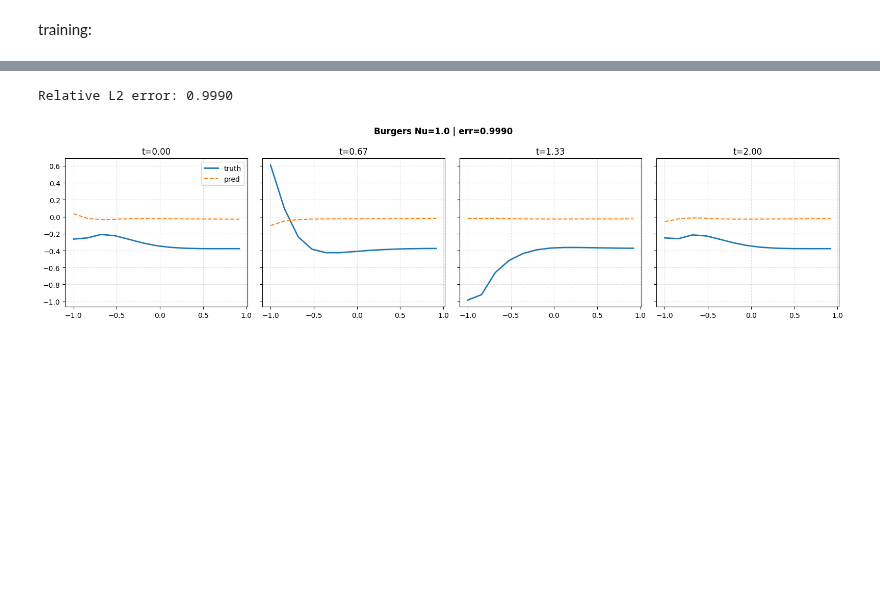
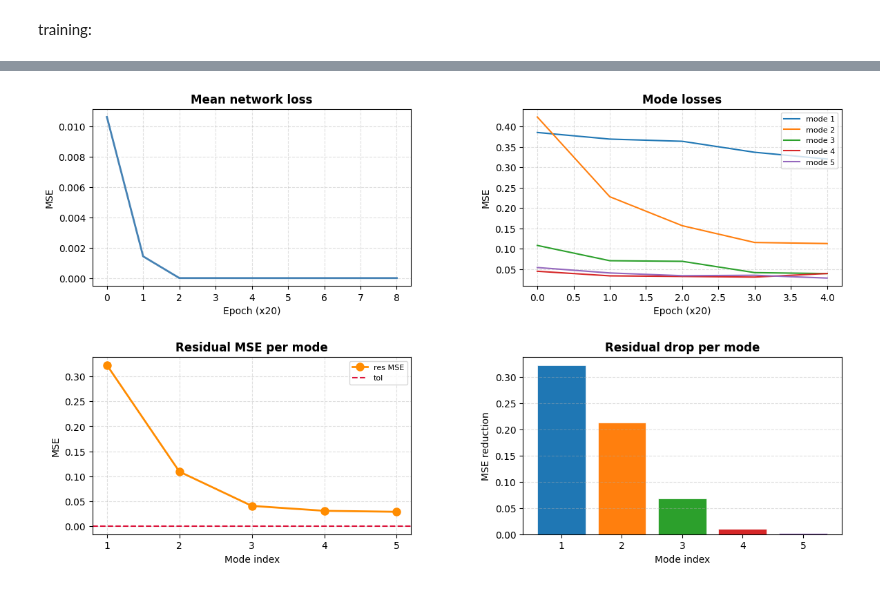
Before and after one commit to intsystems/2026-Project-185, a Jupyter notebook: code/notebooks/single_basis.ipynb, the cells around one changed output, grey strips where cells are left out. Drawn from its saved outputs; the diff is of its cells as text; code cells hidden in the pictures; blank space fills up the shorter version.

```diff
--- a/code/notebooks/single_basis.ipynb
+++ b/code/notebooks/single_basis.ipynb
@@ -43,7 +46,7 @@ Data is stored in HDF5 format with shape `(N, Nt, Nx, 1)`, along with coordinate
 # %% [markdown]
 Dataset downloading:
 # %%
-data = load("Burgers_Nu1.0")
+data = load("Burgers_Nu0.4")
 # %% [markdown]
 Look at the data:
 # %%
@@ -197,0 +214,3 @@ Reconstruction:
+# %%
+N = s.shape[0]
+Ny = x.shape[0]
@@ -197,0 +219,3 @@ Reconstruction:
+# %%
+quad_w = torch.full((Ny,), 1.0/Ny, dtype=torch.float32, device=DEVICE)
+basis = FourierRegimeBasis(d_x=1, M=N, quad_weights=quad_w).to(DEVICE)
@@ -197,0 +224,3 @@ Reconstruction:
+# %%
+cfg = FourierNeuralPODConfig()
+trainer = FourierNeuralPODTrainer(basis, cfg)
@@ -198,22 +257,5 @@ Reconstruction:
 # %%
-
-basis.eval()
-with torch.no_grad():
-    s_hat = basis(x, t, kappa).cpu().numpy()
-
-s_np    = s.cpu().numpy()
-rel_err = np.linalg.norm(s_np - s_hat) / np.linalg.norm(s_np)
-print(f"Relative L2 error: {rel_err:.4f}")
-
-fig, axes = plt.subplots(1, 4, figsize=(16, 4), sharey=True)
-for ax, ti in zip(axes, [0, Nt//3, 2*Nt//3, Nt-1]):
-    idx = ti
-    ax.plot(x_np, s_np[idx], lw=2, label="truth")
-    ax.plot(x_np, s_hat[idx], lw=1.5, ls="--", label="pred")
-    ax.set_title(f"t={t_np[ti]:.2f}"); ax.grid(True, ls="--", alpha=0.4)
-axes[0].legend(); plt.suptitle(f"Burgers Nu={NU} | err={rel_err:.4f}", fontweight="bold")
-plt.tight_layout()
+plot_train_history(trainer)
 plt.show()
 # %% [output]
-Relative L2 error: 0.9990
-[figure, old version]
+[figure, new version]
```
Also changed, not shown: parts of 28 cells of this notebook, 3 other files.
